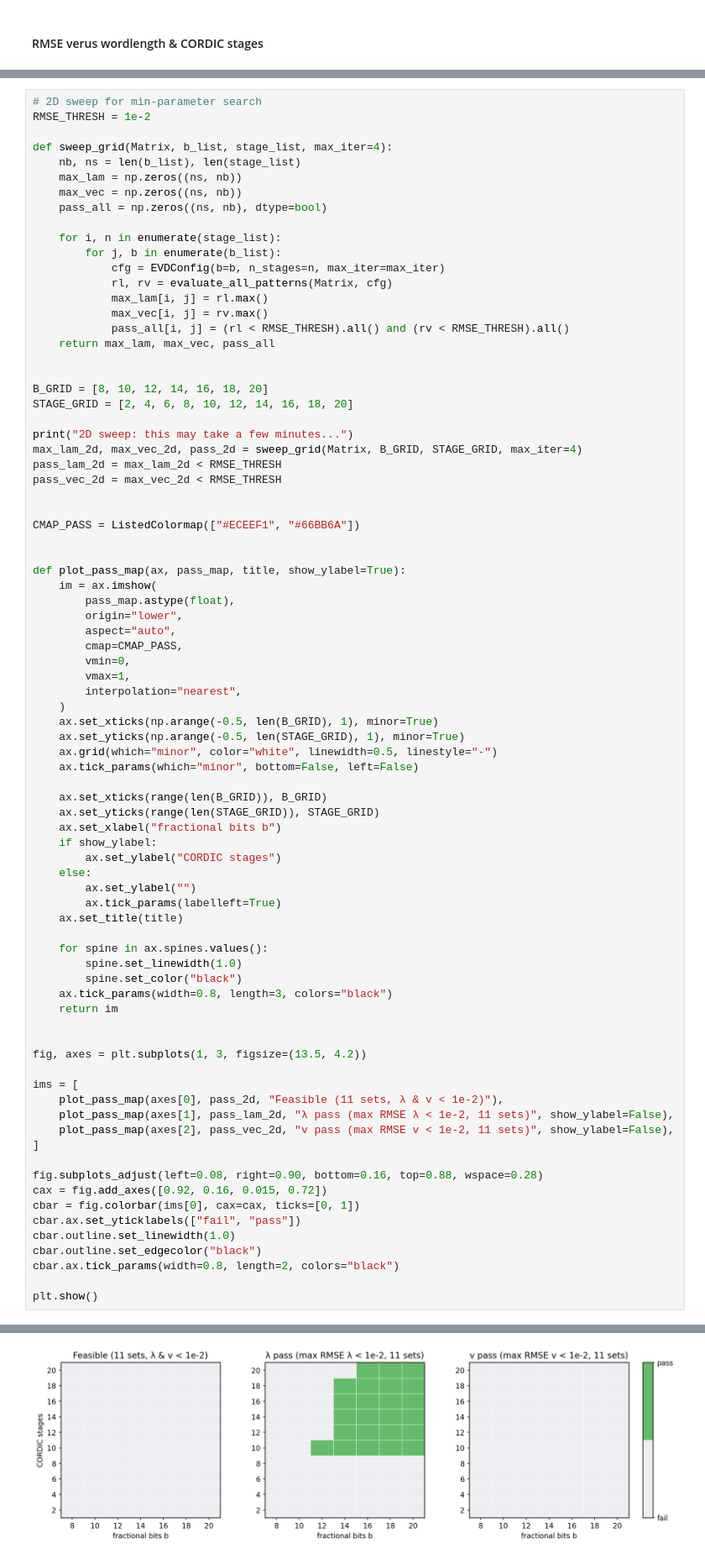
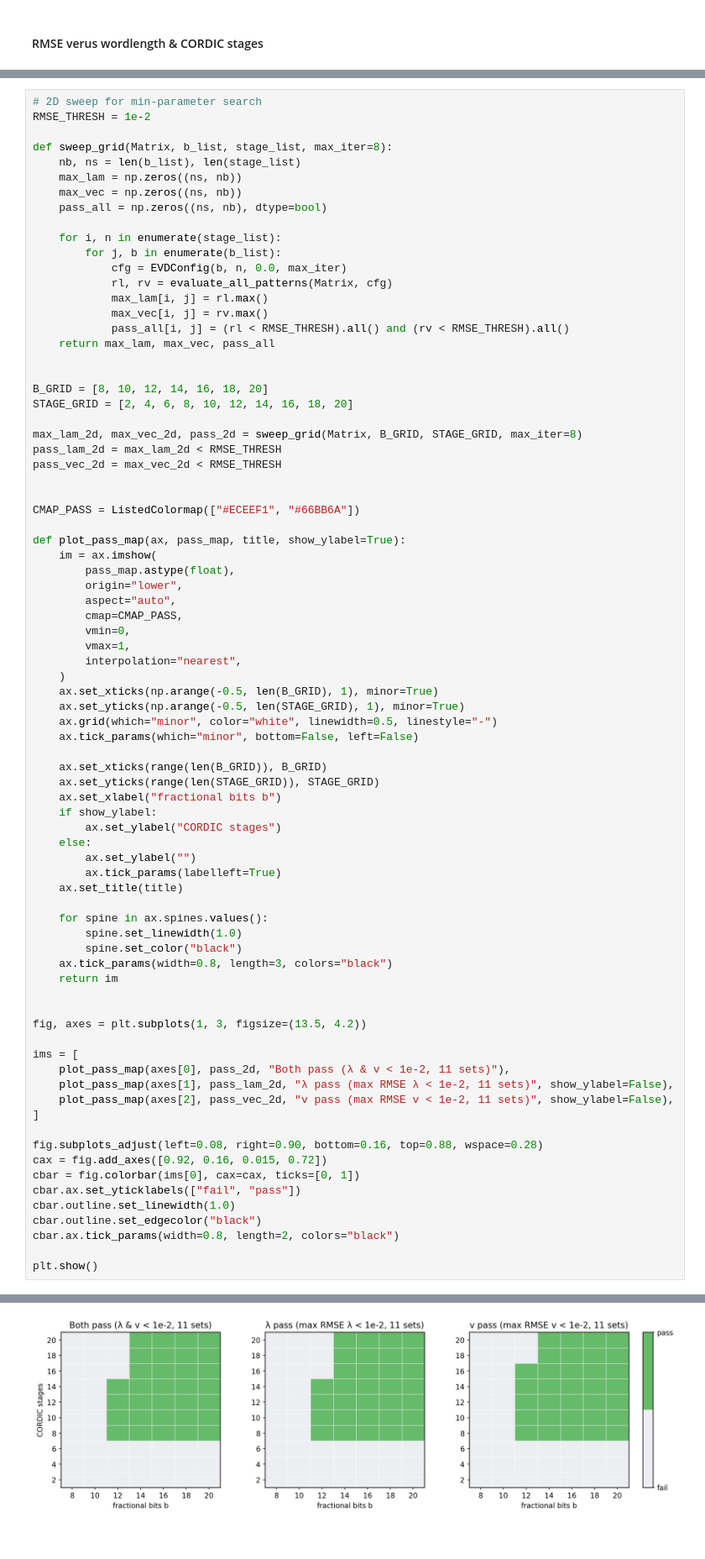
Before and after one commit to akira2963753/Eigen-Value-Decomposition, a Jupyter notebook: src/Simulation.ipynb, the cells around one changed output, grey strips where cells are left out. Shown at 84% size. Cells and saved outputs as stored; diff of their text form.

```diff
--- a/src/Simulation.ipynb
+++ b/src/Simulation.ipynb
@@ -309,7 +313,7 @@ plt.show()
 # 2D sweep for min-parameter search
 RMSE_THRESH = 1e-2
 
-def sweep_grid(Matrix, b_list, stage_list, max_iter=4):
+def sweep_grid(Matrix, b_list, stage_list, max_iter=8):
     nb, ns = len(b_list), len(stage_list)
     max_lam = np.zeros((ns, nb))
     max_vec = np.zeros((ns, nb))
@@ -317,7 +321,7 @@ def sweep_grid(Matrix, b_list, stage_list, max_iter=4):
 
     for i, n in enumerate(stage_list):
         for j, b in enumerate(b_list):
-            cfg = EVDConfig(b=b, n_stages=n, max_iter=max_iter)
+            cfg = EVDConfig(b, n, 0.0, max_iter)
             rl, rv = evaluate_all_patterns(Matrix, cfg)
             max_lam[i, j] = rl.max()
             max_vec[i, j] = rv.max()
@@ -328,14 +332,12 @@ def sweep_grid(Matrix, b_list, stage_list, max_iter=4):
 B_GRID = [8, 10, 12, 14, 16, 18, 20]
 STAGE_GRID = [2, 4, 6, 8, 10, 12, 14, 16, 18, 20]
 
-print("2D sweep: this may take a few minutes...")
-max_lam_2d, max_vec_2d, pass_2d = sweep_grid(Matrix, B_GRID, STAGE_GRID, max_iter=4)
+max_lam_2d, max_vec_2d, pass_2d = sweep_grid(Matrix, B_GRID, STAGE_GRID, max_iter=8)
 pass_lam_2d = max_lam_2d < RMSE_THRESH
 pass_vec_2d = max_vec_2d < RMSE_THRESH
 
 
 CMAP_PASS = ListedColormap(["#ECEEF1", "#66BB6A"])
-
 
 def plot_pass_map(ax, pass_map, title, show_ylabel=True):
     im = ax.imshow(
@@ -372,7 +374,7 @@ def plot_pass_map(ax, pass_map, title, show_ylabel=True):
 fig, axes = plt.subplots(1, 3, figsize=(13.5, 4.2))
 
 ims = [
-    plot_pass_map(axes[0], pass_2d, "Feasible (11 sets, λ & v < 1e-2)"),
+    plot_pass_map(axes[0], pass_2d, "Both pass (λ & v < 1e-2, 11 sets)"),
     plot_pass_map(axes[1], pass_lam_2d, "λ pass (max RMSE λ < 1e-2, 11 sets)", show_ylabel=False),
     plot_pass_map(axes[2], pass_vec_2d, "v pass (max RMSE v < 1e-2, 11 sets)", show_ylabel=False),
 ]
@@ -391,3 +392,3 @@ plt.show()
-[figure, old version]
+[figure, new version]
 # %%
 # Evaluate 11 patterns (Requirement 1: RMSE λ and v < 1e-2)
```
Also changed, not shown: parts of 6 cells of this notebook.
